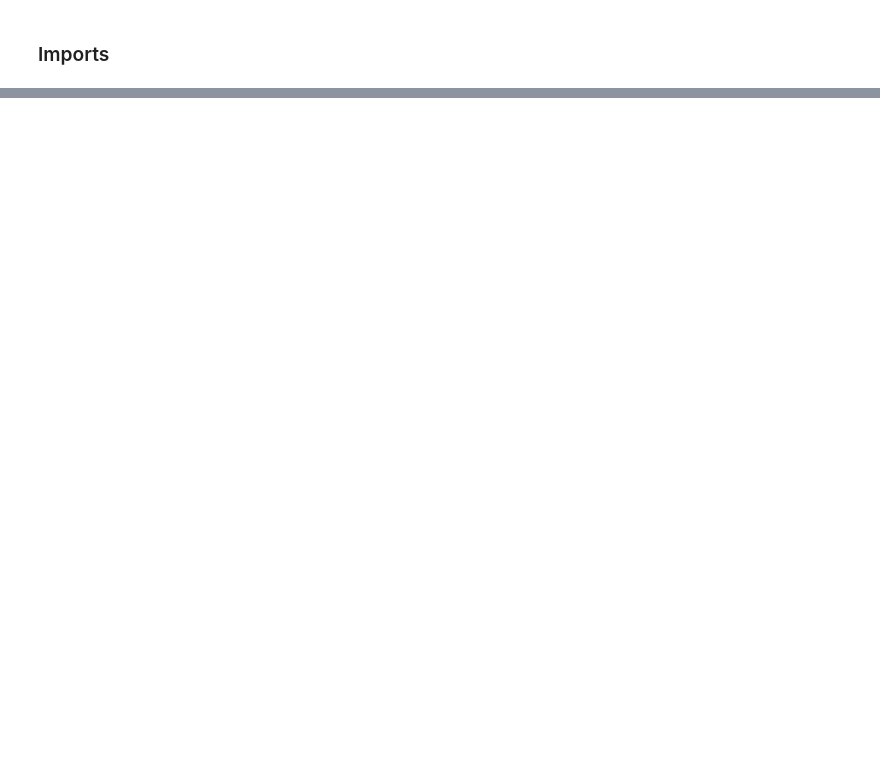
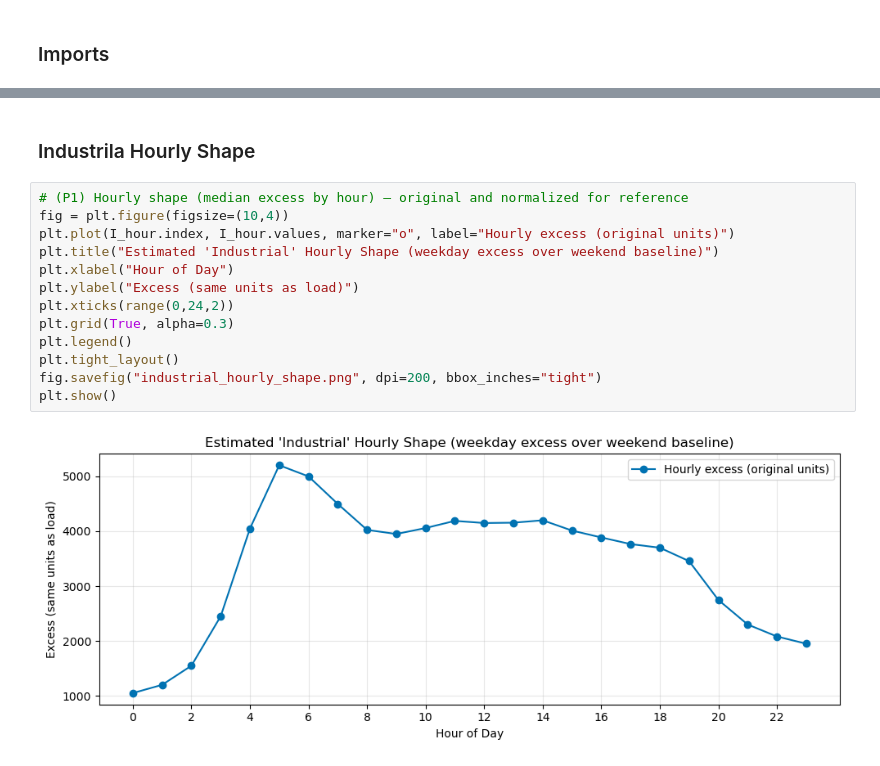
Before and after one commit to TedOiler/aoxtrade, a Jupyter notebook: task3/task3.ipynb, the cells around one changed output, grey strips where cells are left out. Drawn from its saved outputs; the diff is of its cells as text; blank space fills up the shorter version.

```diff
--- a/task3/task3.ipynb
+++ b/task3/task3.ipynb
@@ -524,0 +496,17 @@ Saved: key_numbers_summary.csv
+# %% [markdown]
+### Industrila Hourly Shape
+# %%
+# (P1) Hourly shape (median excess by hour) — original and normalized for reference
+fig = plt.figure(figsize=(10,4))
+plt.plot(I_hour.index, I_hour.values, marker="o", label="Hourly excess (original units)")
+plt.title("Estimated 'Industrial' Hourly Shape (weekday excess over weekend baseline)")
+plt.xlabel("Hour of Day")
+plt.ylabel("Excess (same units as load)")
+plt.xticks(range(0,24,2))
+plt.grid(True, alpha=0.3)
+plt.legend()
+plt.tight_layout()
+fig.savefig("industrial_hourly_shape.png", dpi=200, bbox_inches="tight")
+plt.show()
+# %% [output]
+[figure, added]
```
Also changed, not shown: parts of 44 cells of this notebook, 50 other files.
